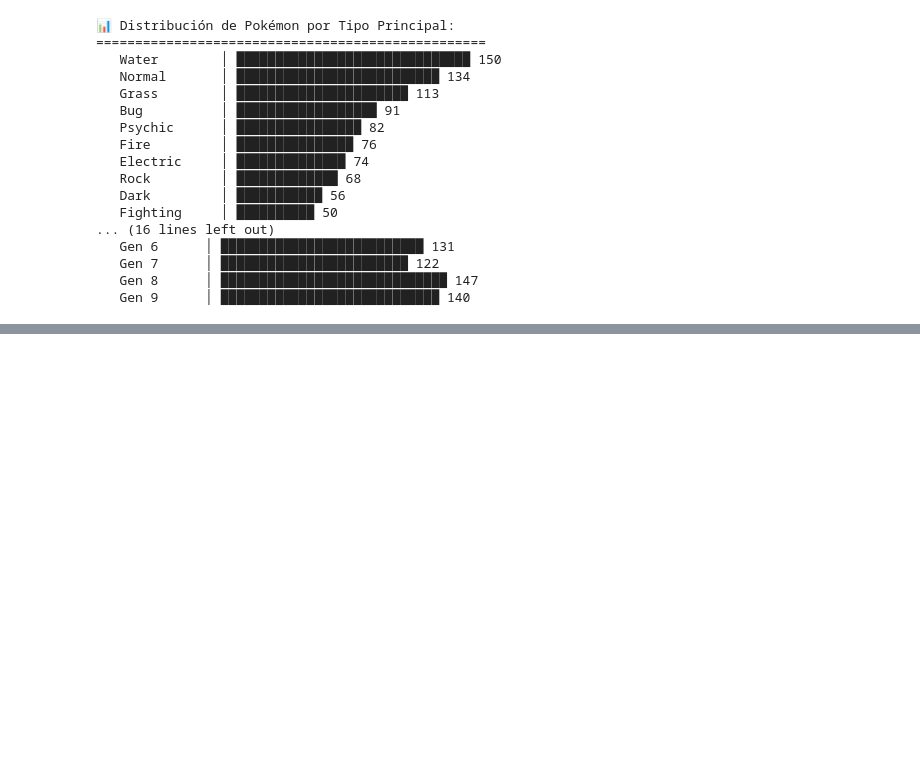
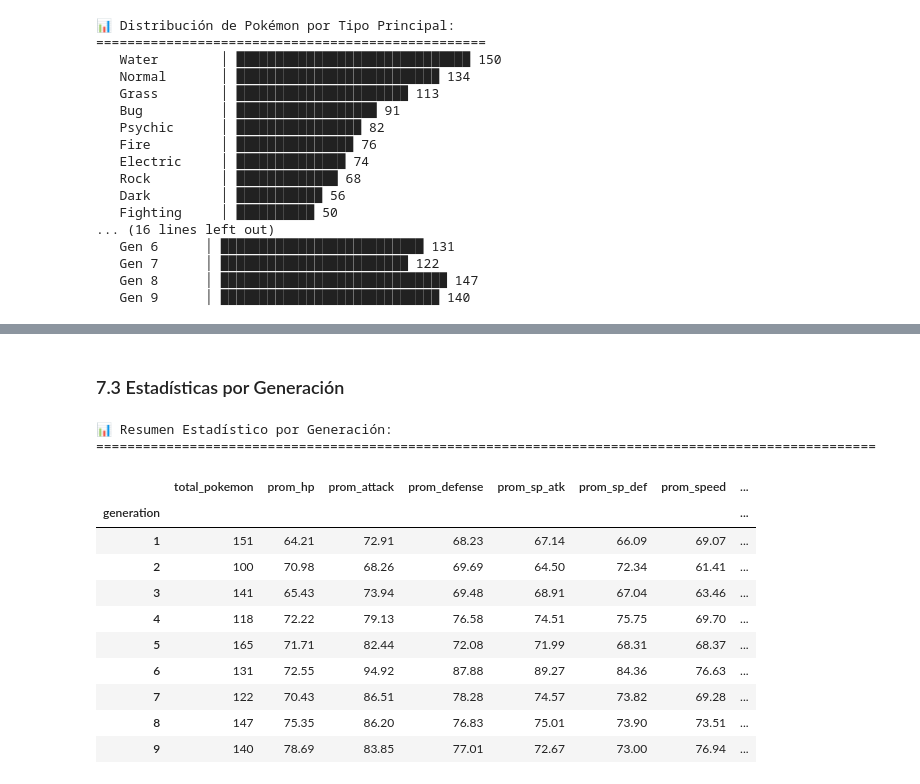
Before and after one commit to F-Anks/ECBD_9A_IDGS_Practicas_230758, a Jupyter notebook: Practica08/Practica08.ipynb, the cells around one changed output, grey strips where cells are left out. Saved outputs shown, nothing was run; the diff lists cells and outputs as text; code cells hidden in the pictures; blank space fills up the shorter version.

```diff
--- a/Practica08/Practica08.ipynb
+++ b/Practica08/Practica08.ipynb
@@ -418,0 +436,16 @@ for gen, count in gen_counts.items():
+# %%
+# ============================================================
+# Selección de variables estadísticas para el análisis
+# ============================================================
+stats_cols = ['hp', 'attack', 'defense', 'sp_atk', 'sp_def', 'speed']
+
+print('📊 Variables estadísticas seleccionadas para el análisis:')
+print('=' * 60)
+for i, col in enumerate(stats_cols, 1):
+    min_val = df[col].min()
+    max_val = df[col].max()
+    mean_val = df[col].mean()
+    print(f'   {i}. {col:10s} │ Mín: {min_val:5.0f} │ Máx: {max_val:5.0f} │ Media: {mean_val:6.1f}')
+
+print(f'\n📋 Total de variables seleccionadas: {len(stats_cols)}')
+print(f'📋 Variable adicional disponible: "total" (suma de las 6 estadísticas)')
@@ -418,0 +577,40 @@ for gen, count in gen_counts.items():
+# %% [markdown]
+### 7.3 Estadísticas por Generación
+# %%
+# ============================================================
+# Promedio de estadísticas por Generación
+# ============================================================
+stats_por_gen = df.groupby('generation')[stats_cols + ['promedio_estadisticas']].agg(
+    ['mean', 'median', 'std']
+).round(2)
+
+# Simplificar para mostrar solo el promedio_estadisticas por generación
+resumen_gen = df.groupby('generation').agg(
+    total_pokemon=('id', 'count'),
+    prom_hp=('hp', 'mean'),
+    prom_attack=('attack', 'mean'),
+    prom_defense=('defense', 'mean'),
+    prom_sp_atk=('sp_atk', 'mean'),
+    prom_sp_def=('sp_def', 'mean'),
+    prom_speed=('speed', 'mean'),
+    prom_general=('promedio_estadisticas', 'mean'),
+    std_general=('promedio_estadisticas', 'std')
+).round(2)
+
+print('📊 Resumen Estadístico por Generación:')
+print('=' * 100)
+display(resumen_gen)
+# %% [output]
+📊 Resumen Estadístico por Generación:
+====================================================================================================
+|  | total_pokemon | prom_hp | prom_attack | prom_defense | prom_sp_atk | prom_sp_def | prom_speed | ... |
+| generation |  |  |  |  |  |  |  | ... |
+| 1 | 151 | 64.21 | 72.91 | 68.23 | 67.14 | 66.09 | 69.07 | ... |
+| 2 | 100 | 70.98 | 68.26 | 69.69 | 64.50 | 72.34 | 61.41 | ... |
+| 3 | 141 | 65.43 | 73.94 | 69.48 | 68.91 | 67.04 | 63.46 | ... |
+| 4 | 118 | 72.22 | 79.13 | 76.58 | 74.51 | 75.75 | 69.70 | ... |
+| 5 | 165 | 71.71 | 82.44 | 72.08 | 71.99 | 68.31 | 68.37 | ... |
+| 6 | 131 | 72.55 | 94.92 | 87.88 | 89.27 | 84.36 | 76.63 | ... |
+| 7 | 122 | 70.43 | 86.51 | 78.28 | 74.57 | 73.82 | 69.28 | ... |
+| 8 | 147 | 75.35 | 86.20 | 76.83 | 75.01 | 73.90 | 73.51 | ... |
+| 9 | 140 | 78.69 | 83.85 | 77.01 | 72.67 | 73.00 | 76.94 | ... |
```
Also changed, not shown: parts of 17 cells of this notebook.
